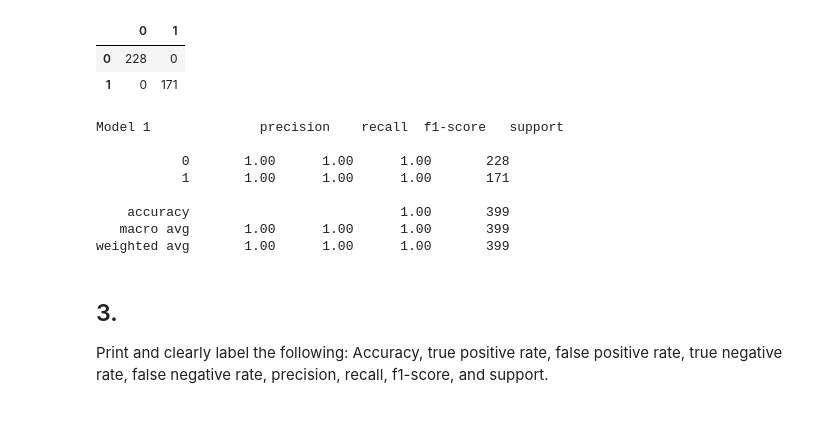
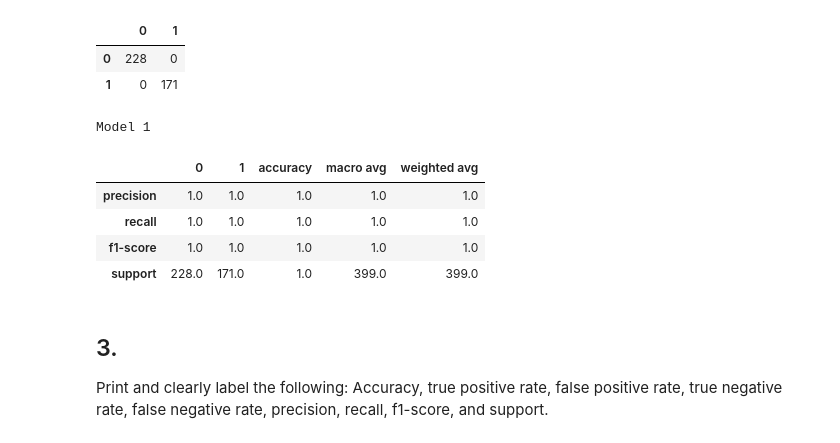
Before and after one commit to Promeos/classification-exercises, a Jupyter notebook: model.ipynb, the cells around one changed output. Drawn from its saved outputs; the diff is of its cells as text; code cells hidden in the pictures.

```diff
--- a/model.ipynb
+++ b/model.ipynb
@@ -660,16 +660,16 @@ cm_ml_1
 | 0 | 228 | 0 |
 | 1 | 0 | 171 |
 # %%
-print('Model 1' + classification_report(y_train, y_prediction_train))
+print('Model 1')
+report = pd.DataFrame(classification_report(y_train, y_prediction_train, output_dict=True))
+report
 # %% [output]
-Model 1              precision    recall  f1-score   support
-
-           0       1.00      1.00      1.00       228
-           1       1.00      1.00      1.00       171
-
-    accuracy                           1.00       399
-   macro avg       1.00      1.00      1.00       399
-weighted avg       1.00      1.00      1.00       399
+Model 1
+|  | 0 | 1 | accuracy | macro avg | weighted avg |
+| precision | 1.0 | 1.0 | 1.0 | 1.0 | 1.0 |
+| recall | 1.0 | 1.0 | 1.0 | 1.0 | 1.0 |
+| f1-score | 1.0 | 1.0 | 1.0 | 1.0 | 1.0 |
+| support | 228.0 | 171.0 | 1.0 | 399.0 | 399.0 |
 # %% [markdown]
 ## 3.
 Print and clearly label the following: Accuracy, true positive rate, false positive rate, true negative rate, false negative rate, precision, recall, f1-score, and support.
```
Also changed, not shown: parts of 23 cells of this notebook, 1 other file.
